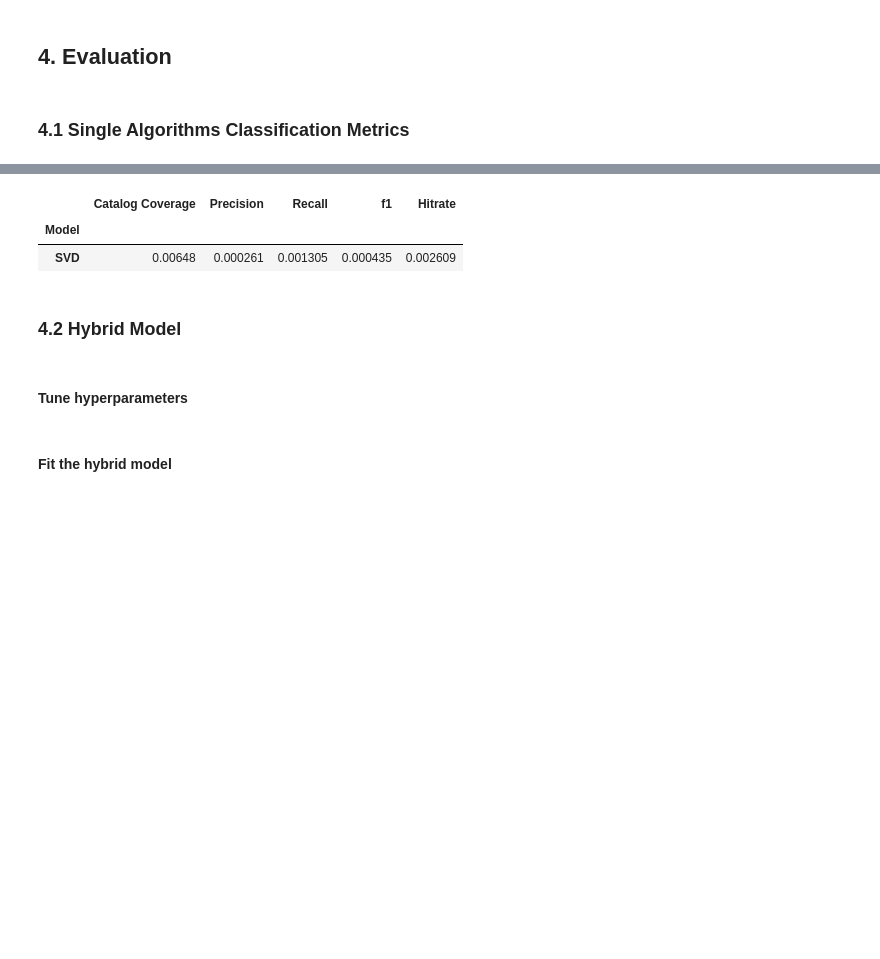
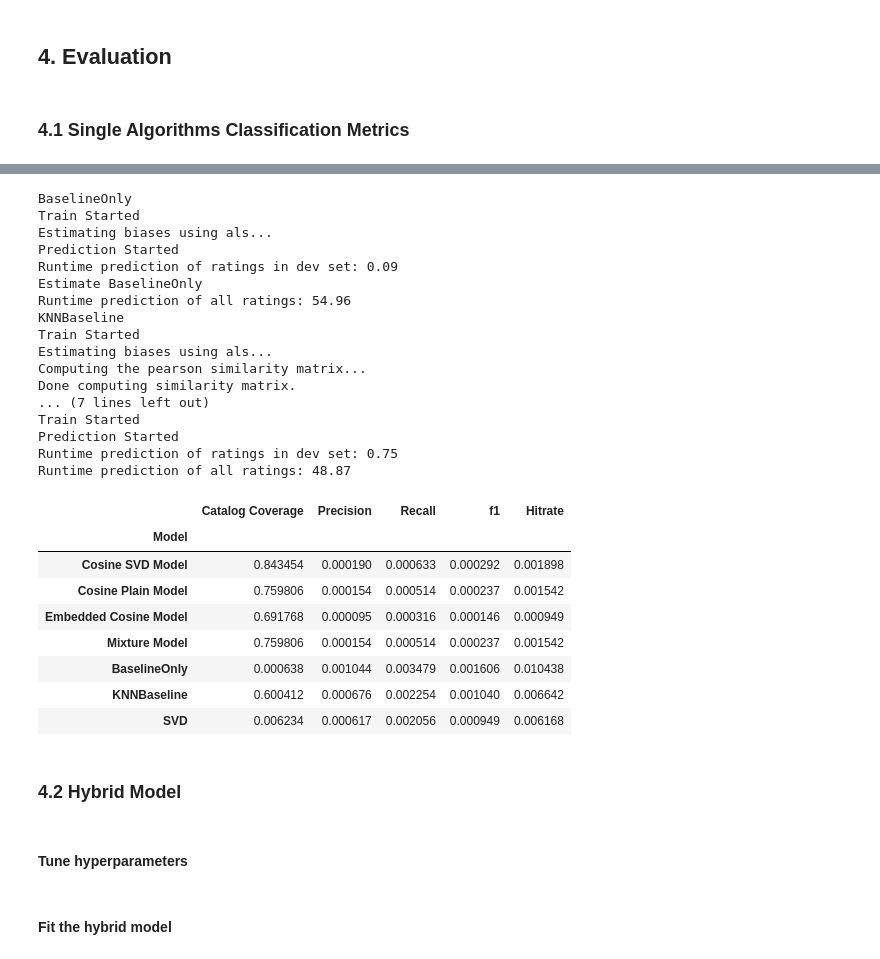
Before and after one commit to CaroHolt/WebMiningRecipeProject, a Jupyter notebook: code/Content Mining Overall-BenesMerge.ipynb, the cells around one changed output, grey strips where cells are left out. Cells and saved outputs as stored; diff of their text form; code cells hidden in the pictures; blank space fills up the shorter version.

```diff
--- a/code/Content Mining Overall-BenesMerge.ipynb
+++ b/code/Content Mining Overall-BenesMerge.ipynb
@@ -646,7 +637,7 @@ similarity_matrix = get_cos_sim_matrix(content_processed, n_components_min, use_
 #### Proximity Matrix
 # %%
 def normalize_tfidf(tfidf_vector, weights):
-    return(np.average(normalize(tfidf_vector), weights=weights, axis=0))
+    return(np.average(tfidf_vector, weights=weights, axis=0))
 
 def get_tfidf_wordembedding_matrix(content_separated, vocabulary_name):
     # Load pre-trained vocabulary
@@ -1172,32 +1151,32 @@ k = 10
 # Store the resuls of the different models
 benchmark = []
 
-# # Calculate scores for content based models
-# content_based_models = {
-#     'Cosine SVD Model': get_cos_sim_matrix,
-#     'Cosine Plain Model': get_cos_sim_matrix,
-#     'Embedded Cosine Model': similarity_matrix_embedded,
-#     'Mixture Model': similarity_matrix_mixed
-# }
+# Calculate scores for content based models
+content_based_models = {
+    'Cosine SVD Model': similarity_matrix_svd,
+    'Cosine Plain Model': similarity_matrix,
+    'Embedded Cosine Model': similarity_matrix_embedded,
+    'Mixture Model': similarity_matrix_mixed
+}
 
-# for m_name, model in content_based_models.items():
-#     rec_dict = make_all_recommendations(dev_split.user_id.unique(), model, content_processed, train_split, k)
+for m_name, model in content_based_models.items():
+    rec_dict = make_all_recommendations(dev_split.user_id.unique(), model, content_processed, train_split, k)
 
-#     # Compute metrics
-#     # Catalog coverage
-#     cat_cov = catalog_coverage(rec_dict, n_recipes)
-#     # Get hits per user (required for other metrics)
-#     n_hits_per_user = get_hits(rec_dict, dev_split)
-#     # Average precision
-#     precision = get_avg_precision(n_hits_per_user, k)
-#     # Average recall
-#     recall = get_avg_recall(n_hits_per_user, fixed_n_dev)
-#     # f1-score
-#     f_one = get_f_one(precision, recall)
-#     # Hitrate
-#     hitr = hitrate(n_hits_per_user)
+    # Compute metrics
+    # Catalog coverage
+    cat_cov = catalog_coverage(rec_dict, n_recipes)
+    # Get hits per user (required for other metrics)
+    n_hits_per_user = get_hits(rec_dict, dev_split)
+    # Average precision
+    precision = get_avg_precision(n_hits_per_user, k)
+    # Average recall
+    recall = get_avg_recall(n_hits_per_user, fixed_n_dev)
+    # f1-score
+    f_one = get_f_one(precision, recall)
+    # Hitrate
+    hitr = hitrate(n_hits_per_user)
 
-#     benchmark.append([m_name, cat_cov, precision, recall, f_one ,hitr])
+    benchmark.append([m_name, cat_cov, precision, recall, f_one ,hitr])
 
 
 # Prepare train and dev set for algos
@@ -1257,6 +1234,29 @@ Runtime predicition: 68.22
+BaselineOnly
+Train Started
+Estimating biases using als...
+Prediction Started
+Runtime prediction of ratings in dev set: 0.09
+Estimate BaselineOnly
+Runtime prediction of all ratings: 54.96
+KNNBaseline
+Train Started
+Estimating biases using als...
+Computing the pearson similarity matrix...
+Done computing similarity matrix.
+... (7 lines left out)
+Train Started
+Prediction Started
+Runtime prediction of ratings in dev set: 0.75
+Runtime prediction of all ratings: 48.87
 |  | Catalog Coverage | Precision | Recall | f1 | Hitrate |
 | Model |  |  |  |  |  |
-| SVD | 0.00648 | 0.000261 | 0.001305 | 0.000435 | 0.002609 |
+| Cosine SVD Model | 0.843454 | 0.000190 | 0.000633 | 0.000292 | 0.001898 |
+| Cosine Plain Model | 0.759806 | 0.000154 | 0.000514 | 0.000237 | 0.001542 |
+| Embedded Cosine Model | 0.691768 | 0.000095 | 0.000316 | 0.000146 | 0.000949 |
+| Mixture Model | 0.759806 | 0.000154 | 0.000514 | 0.000237 | 0.001542 |
+| BaselineOnly | 0.000638 | 0.001044 | 0.003479 | 0.001606 | 0.010438 |
+| KNNBaseline | 0.600412 | 0.000676 | 0.002254 | 0.001040 | 0.006642 |
+| SVD | 0.006234 | 0.000617 | 0.002056 | 0.000949 | 0.006168 |
 # %% [markdown]
 ### 4.2 Hybrid Model
 # %% [markdown]
```
Also changed, not shown: parts of 10 cells of this notebook, 1 other file.
